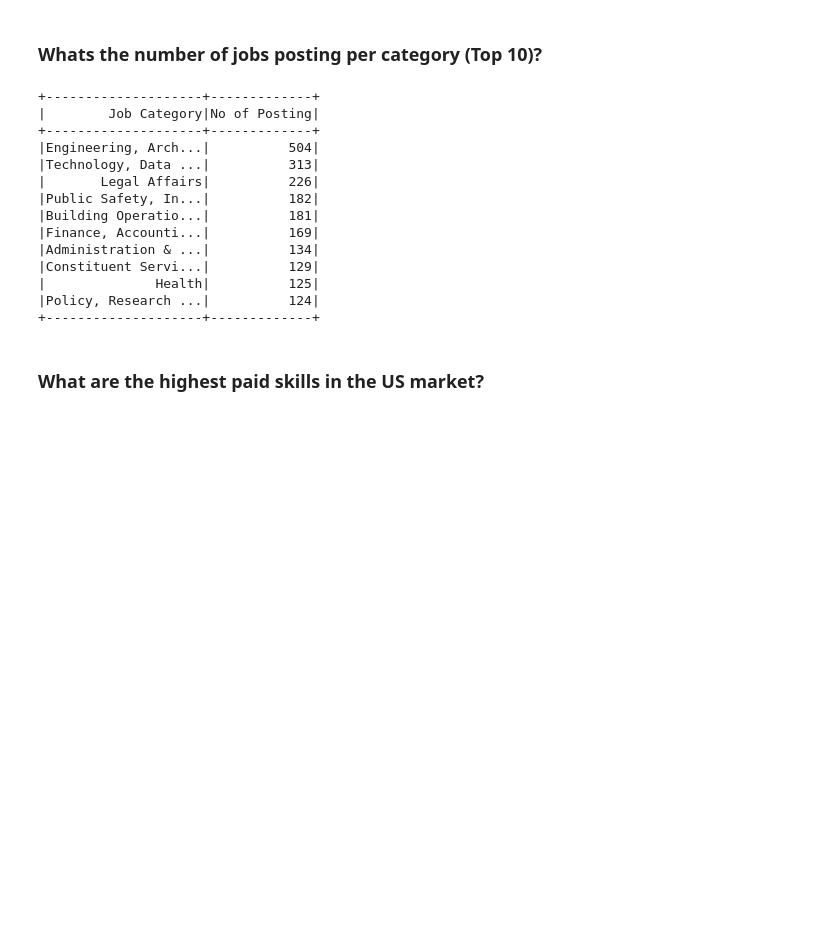
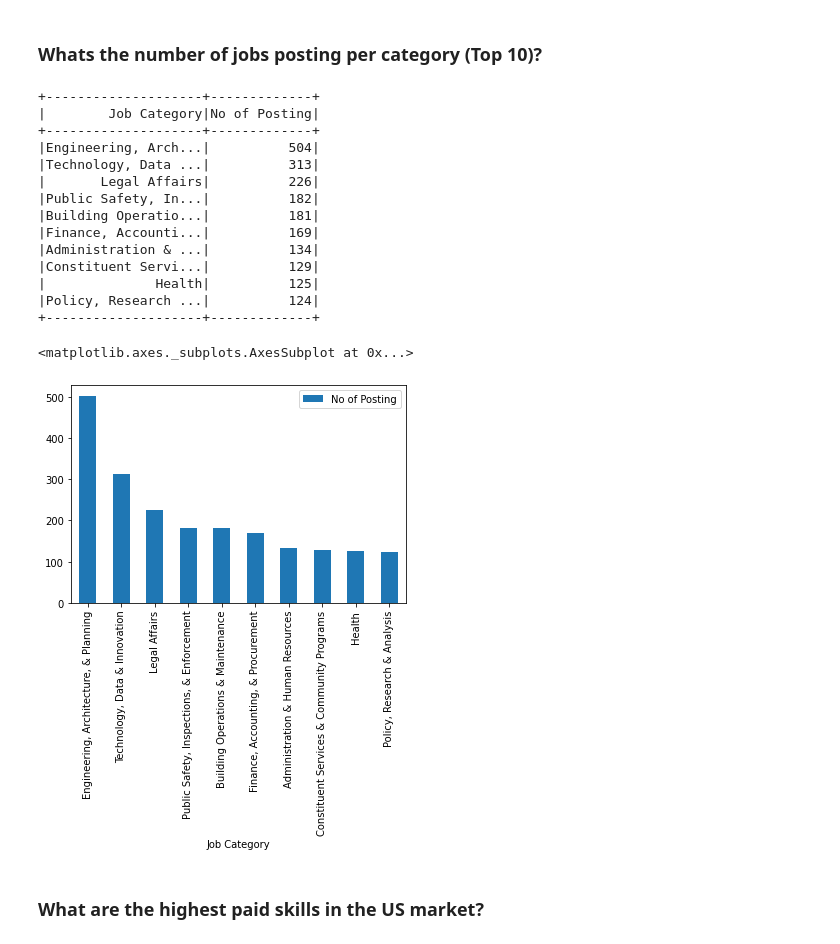
Before and after one commit to GirishNA/new_nbd_project, a Jupyter notebook: project3/jupyter/notebook/assesment_notebook.ipynb, the cells around one changed output. Cells and saved outputs as stored; diff of their text form; code cells hidden in the pictures; blank space fills up the shorter version.

Commit message:
added charts

```diff
--- a/project3/jupyter/notebook/assesment_notebook.ipynb
+++ b/project3/jupyter/notebook/assesment_notebook.ipynb
@@ -111,22 +111,28 @@ def get_details_analysis(df):
 ### Whats the number of jobs posting per category (Top 10)?
 # %%
 df = spark.read.csv("/dataset/nyc-jobs.csv", header=True)
-get_number_jobs_category(df).show()#(truncate=False)
+catRes = get_number_jobs_category(df)
+catRes.show()#(truncate=False)
+#Displaying Bar chart for the result data
+plotBar = catRes.toPandas()
+plotBar.plot.bar(x="Job Category",y="No of Posting")
 # %% [output]
 +--------------------+-------------+
 |        Job Category|No of Posting|
 +--------------------+-------------+
 |Engineering, Arch...|          504|
 |Technology, Data ...|          313|
 |       Legal Affairs|          226|
 |Public Safety, In...|          182|
 |Building Operatio...|          181|
 |Finance, Accounti...|          169|
 |Administration & ...|          134|
 |Constituent Servi...|          129|
 |              Health|          125|
 |Policy, Research ...|          124|
 +--------------------+-------------+
+<matplotlib.axes._subplots.AxesSubplot at 0x...>
+[figure, added]
 # %%
 def get_number_jobs_category(df:DataFrame)->DataFrame:
     filterDf = df.select("Job Category").na.drop()#.groupBy("Job Category").count()
```
Also changed, not shown: parts of 9 cells of this notebook.
